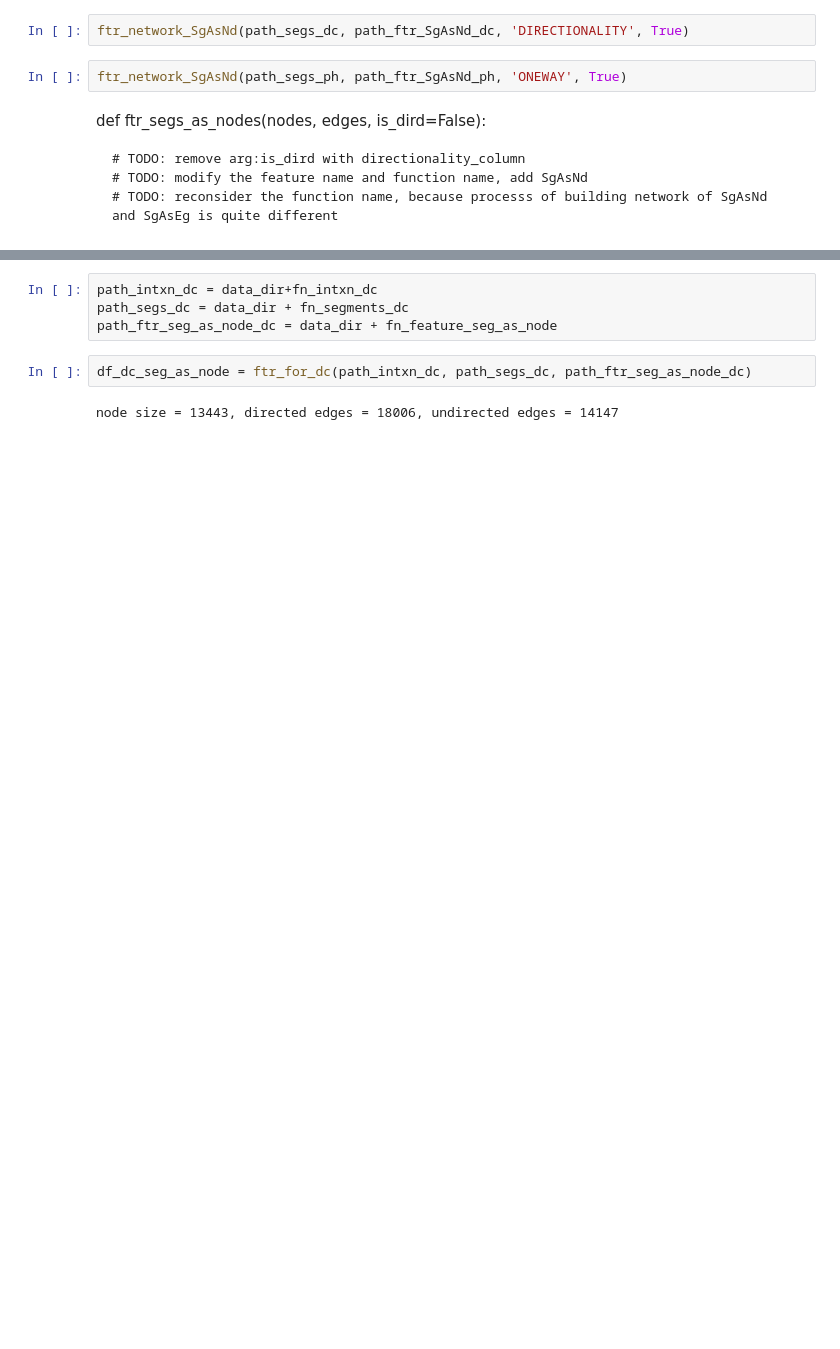
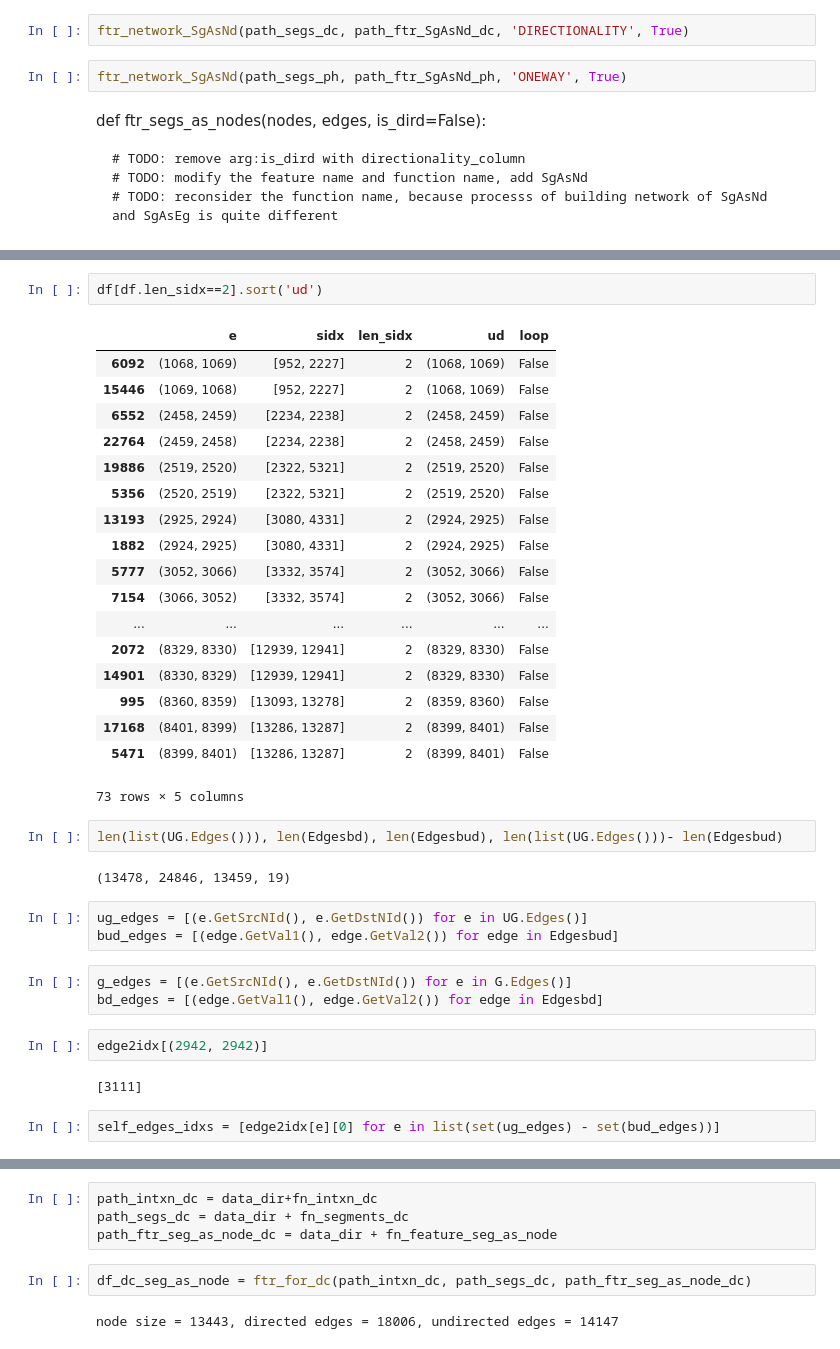
Before and after one commit to JHWu92/Cycling_safety, a Jupyter notebook: open_data_analysis/developing feature network.ipynb, the cells around one changed output, grey strips where cells are left out. Cells and saved outputs as stored; diff of their text form; blank space fills up the shorter version.

```diff
--- a/open_data_analysis/developing feature network.ipynb
+++ b/open_data_analysis/developing feature network.ipynb
@@ -106,0 +226,37 @@ intxn_dcff[intxn_dcff.STREET2SEGID==8573]
+# %%
+df[df.len_sidx==2].sort('ud')
+# %% [output]
+|  | e | sidx | len_sidx | ud | loop |
+| 6092 | (1068, 1069) | [952, 2227] | 2 | (1068, 1069) | False |
+| 15446 | (1069, 1068) | [952, 2227] | 2 | (1068, 1069) | False |
+| 6552 | (2458, 2459) | [2234, 2238] | 2 | (2458, 2459) | False |
+| 22764 | (2459, 2458) | [2234, 2238] | 2 | (2458, 2459) | False |
+| 19886 | (2519, 2520) | [2322, 5321] | 2 | (2519, 2520) | False |
+| 5356 | (2520, 2519) | [2322, 5321] | 2 | (2519, 2520) | False |
+| 13193 | (2925, 2924) | [3080, 4331] | 2 | (2924, 2925) | False |
+| 1882 | (2924, 2925) | [3080, 4331] | 2 | (2924, 2925) | False |
+| 5777 | (3052, 3066) | [3332, 3574] | 2 | (3052, 3066) | False |
+| 7154 | (3066, 3052) | [3332, 3574] | 2 | (3052, 3066) | False |
+| ... | ... | ... | ... | ... | ... |
+| 2072 | (8329, 8330) | [12939, 12941] | 2 | (8329, 8330) | False |
+| 14901 | (8330, 8329) | [12939, 12941] | 2 | (8329, 8330) | False |
+| 995 | (8360, 8359) | [13093, 13278] | 2 | (8359, 8360) | False |
+| 17168 | (8401, 8399) | [13286, 13287] | 2 | (8399, 8401) | False |
+| 5471 | (8399, 8401) | [13286, 13287] | 2 | (8399, 8401) | False |
+73 rows × 5 columns
+# %%
+len(list(UG.Edges())), len(Edgesbd), len(Edgesbud), len(list(UG.Edges()))- len(Edgesbud)
+# %% [output]
+(13478, 24846, 13459, 19)
+# %%
+ug_edges = [(e.GetSrcNId(), e.GetDstNId()) for e in UG.Edges()]
+bud_edges = [(edge.GetVal1(), edge.GetVal2()) for edge in Edgesbud]
+# %%
+g_edges = [(e.GetSrcNId(), e.GetDstNId()) for e in G.Edges()]
+bd_edges = [(edge.GetVal1(), edge.GetVal2()) for edge in Edgesbd]
+# %%
+edge2idx[(2942, 2942)]
+# %% [output]
+[3111]
+# %%
+self_edges_idxs = [edge2idx[e][0] for e in list(set(ug_edges) - set(bud_edges))]
```
Also changed, not shown: parts of 22 cells of this notebook.
